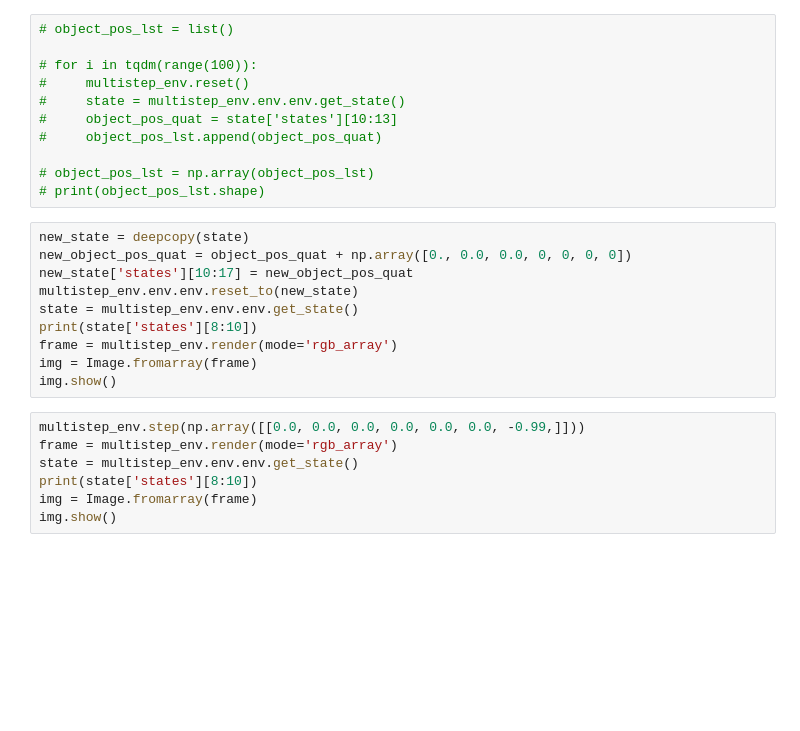
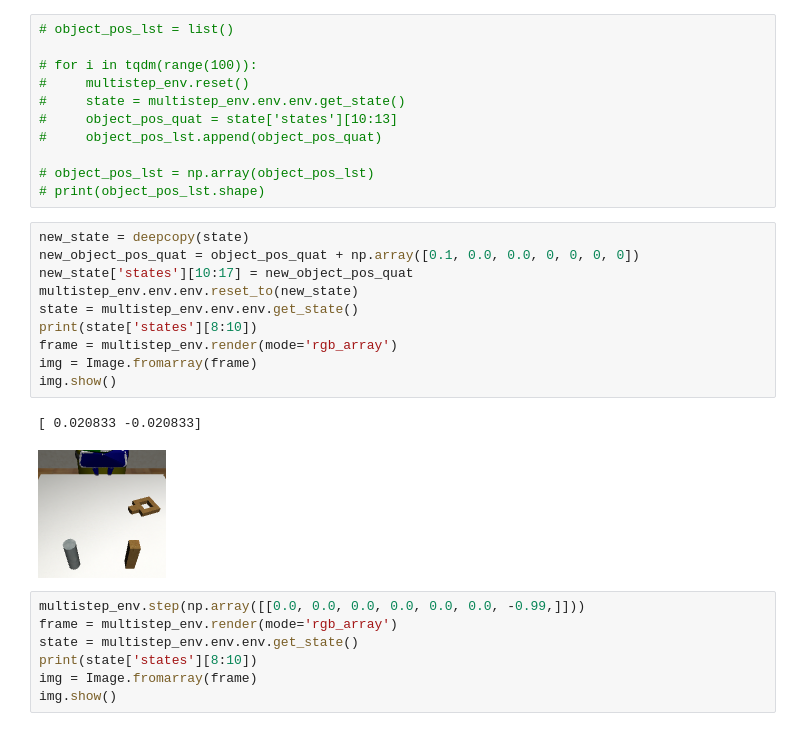
Before and after one commit to SieRaX/diffusion_policy, a Jupyter notebook: notebook/make_block_moving_env.ipynb, the cells around one changed output. Cells and saved outputs as stored; diff of their text form; blank space fills up the shorter version.

```diff
--- a/notebook/make_block_moving_env.ipynb
+++ b/notebook/make_block_moving_env.ipynb
@@ -102,14 +117,17 @@ multistep_env.env.env.get_observation()
 # print(object_pos_lst.shape)
 # %%
 new_state = deepcopy(state)
-new_object_pos_quat = object_pos_quat + np.array([0., 0.0, 0.0, 0, 0, 0, 0])
+new_object_pos_quat = object_pos_quat + np.array([0.1, 0.0, 0.0, 0, 0, 0, 0])
 new_state['states'][10:17] = new_object_pos_quat
 multistep_env.env.env.reset_to(new_state)
 state = multistep_env.env.env.get_state()
 print(state['states'][8:10])
 frame = multistep_env.render(mode='rgb_array')
 img = Image.fromarray(frame)
 img.show()
+# %% [output]
+[ 0.020833 -0.020833]
+[figure, added]
 # %%
 multistep_env.step(np.array([[0.0, 0.0, 0.0, 0.0, 0.0, 0.0, -0.99,]]))
 frame = multistep_env.render(mode='rgb_array')
```
Also changed, not shown: parts of 4 cells of this notebook, 3 other files.
